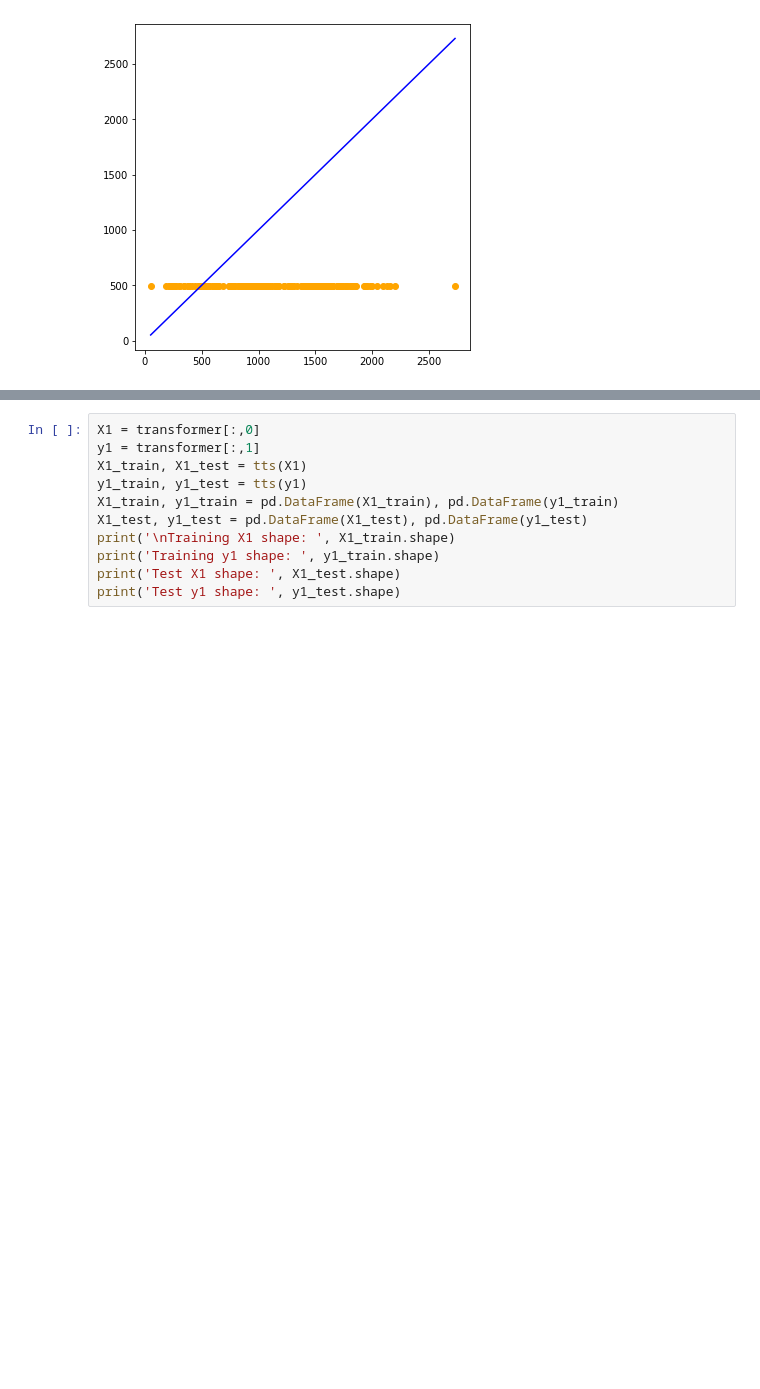
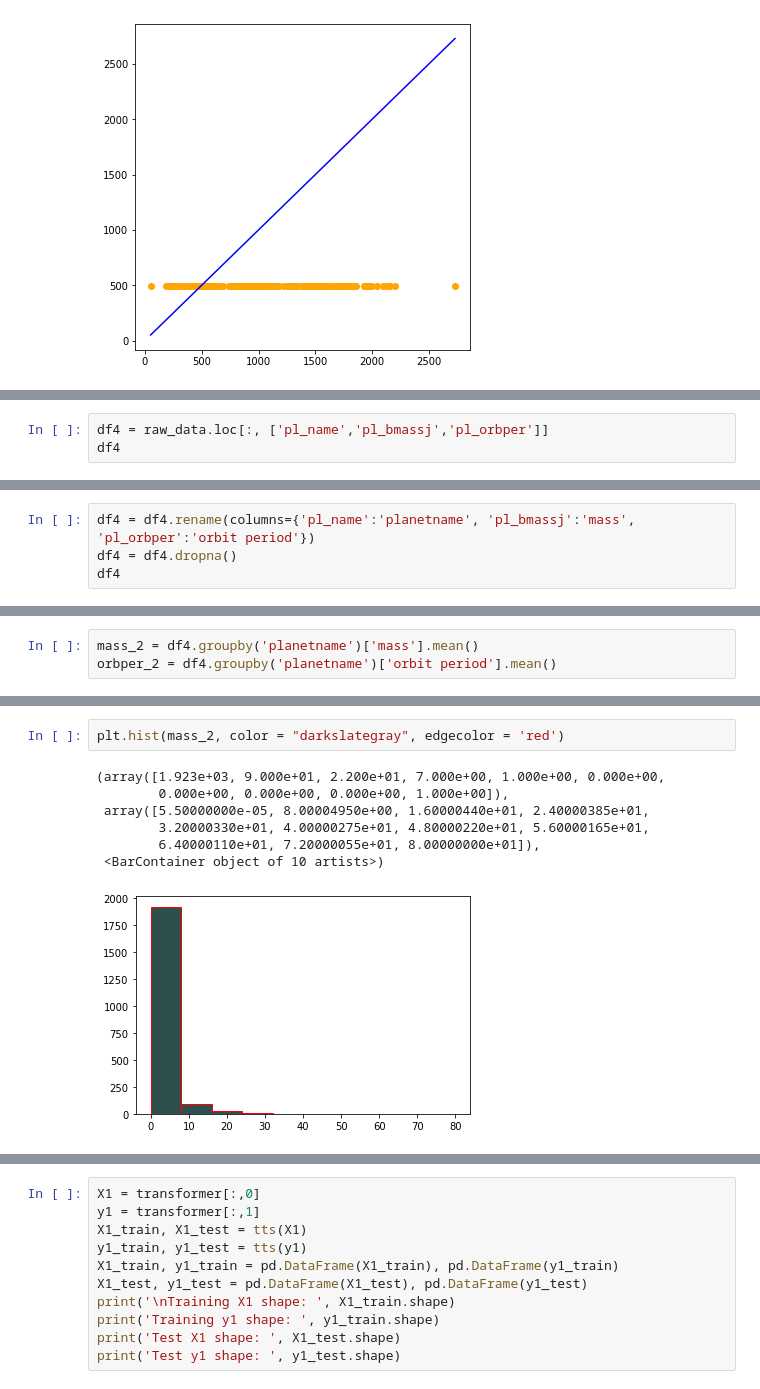
Before and after one commit to jbravo87/blog-projects, a Jupyter notebook: exoplanet_data_notebook.ipynb, the cells around one changed output, grey strips where cells are left out. Drawn from its saved outputs; the diff is of its cells as text; blank space fills up the shorter version.

```diff
--- a/exoplanet_data_notebook.ipynb
+++ b/exoplanet_data_notebook.ipynb
@@ -942,0 +943,3 @@ results_2
+# %%
+df4 = raw_data.loc[:, ['pl_name','pl_bmassj','pl_orbper']]
+df4
@@ -942,0 +960,4 @@ results_2
+# %%
+df4 = df4.rename(columns={'pl_name':'planetname', 'pl_bmassj':'mass', 'pl_orbper':'orbit period'})
+df4 = df4.dropna()
+df4
@@ -942,0 +978,3 @@ results_2
+# %%
+mass_2 = df4.groupby('planetname')['mass'].mean()
+orbper_2 = df4.groupby('planetname')['orbit period'].mean()
@@ -942,0 +1016,10 @@ results_2
+# %%
+plt.hist(mass_2, color = "darkslategray", edgecolor = 'red')
+# %% [output]
+(array([1.923e+03, 9.000e+01, 2.200e+01, 7.000e+00, 1.000e+00, 0.000e+00,
+        0.000e+00, 0.000e+00, 0.000e+00, 1.000e+00]),
+ array([5.50000000e-05, 8.00004950e+00, 1.60000440e+01, 2.40000385e+01,
+        3.20000330e+01, 4.00000275e+01, 4.80000220e+01, 5.60000165e+01,
+        6.40000110e+01, 7.20000055e+01, 8.00000000e+01]),
+ <BarContainer object of 10 artists>)
+[figure, added]
```
Also changed, not shown: parts of 30 cells of this notebook.
